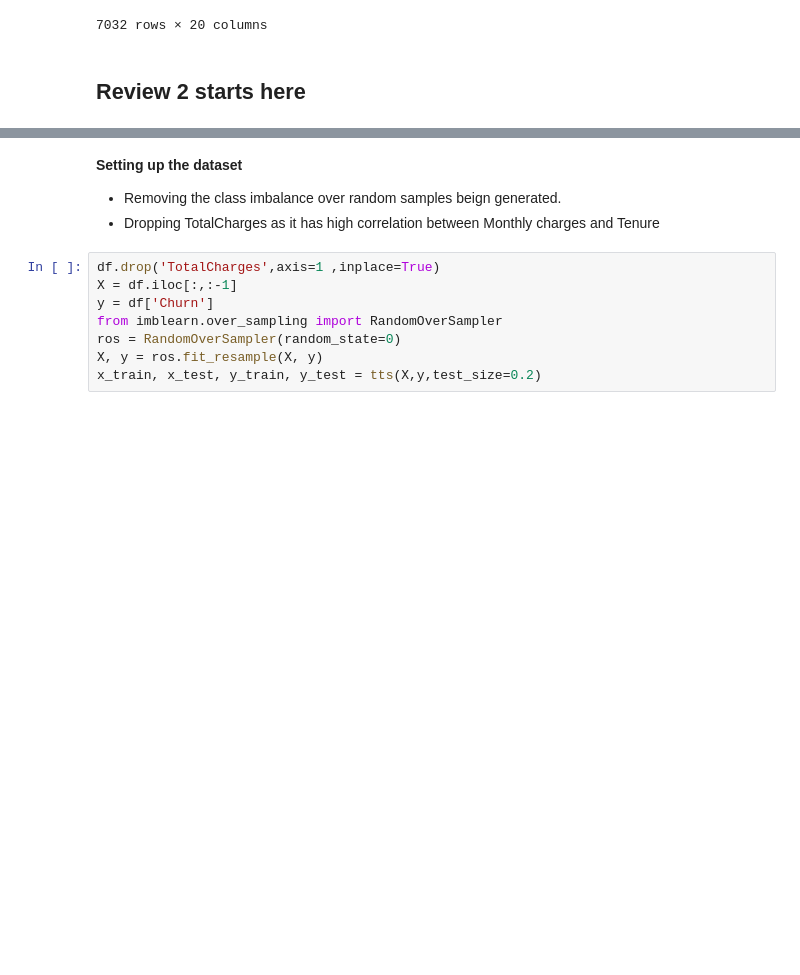
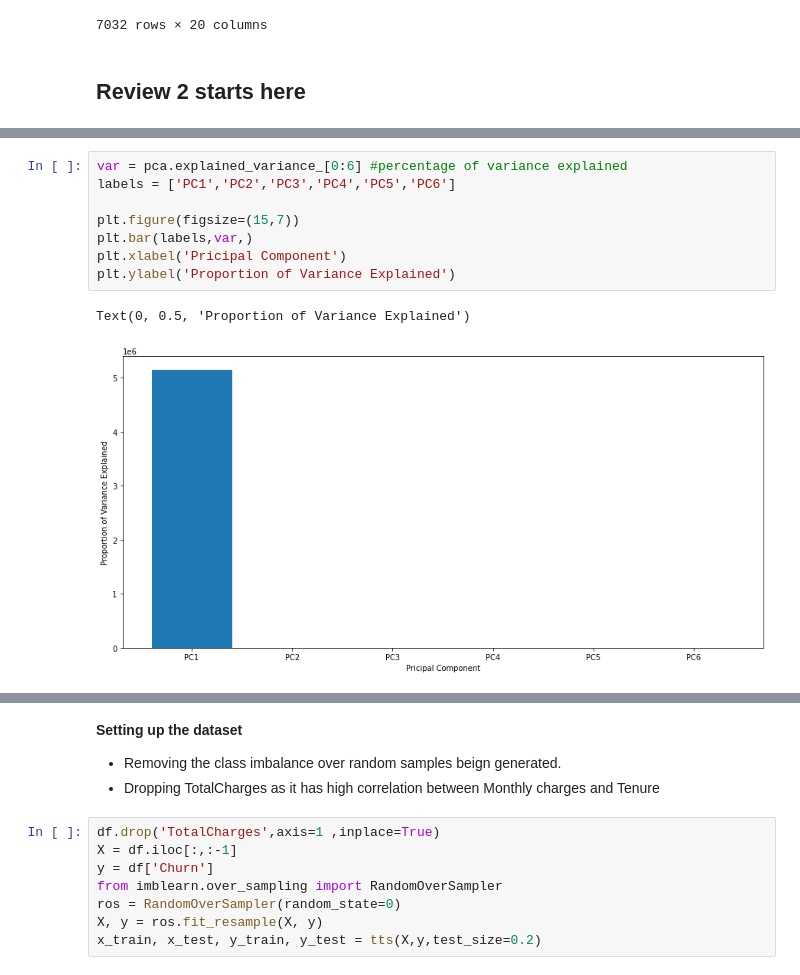
Before and after one commit to Shankar0x/CSE305_EnsembleChurnProject, a Jupyter notebook: main.ipynb, the cells around one changed output, grey strips where cells are left out. Cells and saved outputs as stored; diff of their text form; blank space fills up the shorter version.

```diff
--- a/main.ipynb
+++ b/main.ipynb
@@ -666,0 +790,11 @@ df
+# %%
+var = pca.explained_variance_[0:6] #percentage of variance explained
+labels = ['PC1','PC2','PC3','PC4','PC5','PC6']
+
+plt.figure(figsize=(15,7))
+plt.bar(labels,var,)
+plt.xlabel('Pricipal Component')
+plt.ylabel('Proportion of Variance Explained')
+# %% [output]
+Text(0, 0.5, 'Proportion of Variance Explained')
+[figure, added]
```
Also changed, not shown: parts of 50 cells of this notebook, 8 other files.
